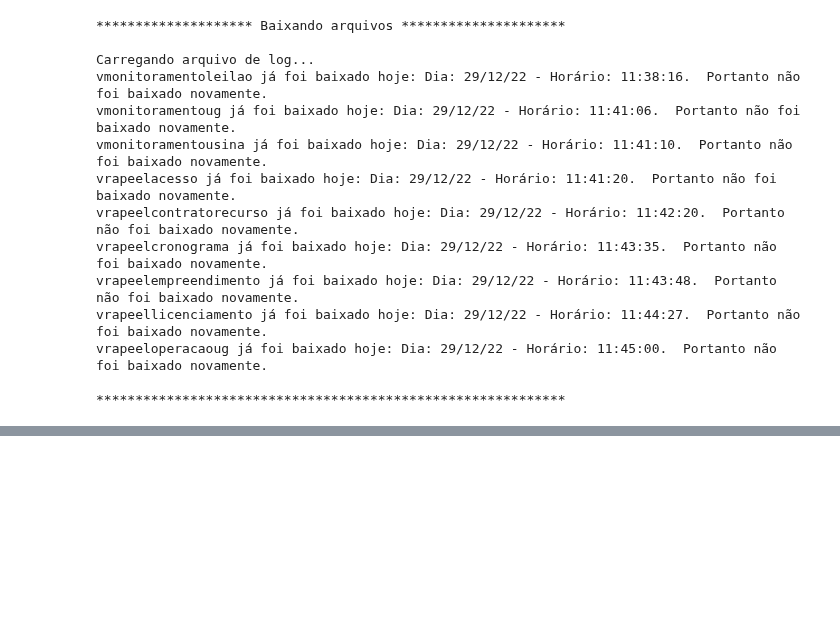
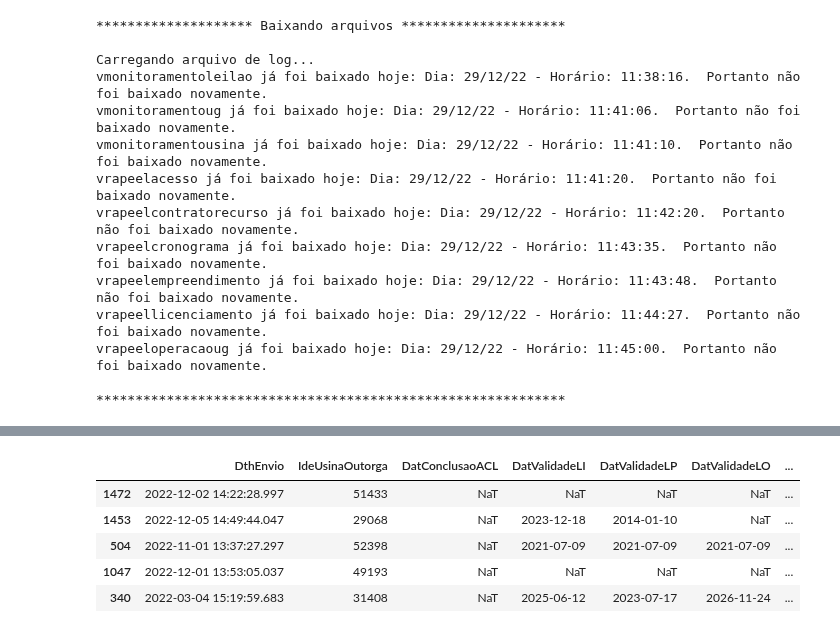
Before and after one commit to Vinicius667/Previsor, a Jupyter notebook: App/Previsor_teste2.ipynb, the cells around one changed output, grey strips where cells are left out. Cells and saved outputs as stored; diff of their text form; code cells hidden in the pictures; blank space fills up the shorter version.

```diff
--- a/App/Previsor_teste2.ipynb
+++ b/App/Previsor_teste2.ipynb
@@ -56,20 +76,28 @@ rapeel_cronograma = pd.read_parquet(os.path.join(directory,"vrapeelcronograma.gz
 # %%
 cols = ['DthEnvio','IdeUsinaOutorga','DatConclusaoIII',]
 rename_cols = {'DatConclusaoIII':'DatConclusaoACL'}
 mercado = pd.read_parquet(os.path.join(directory,"vrapeelcontratorecurso.gzip"))[cols].rename(columns=rename_cols)
 
 
 cols = ["DatValidadeIV","DatValidadeI","DthEnvio","IdeUsinaOutorga","DatValidadeV"]
 rename_cols = {'DatValidadeIV': 'DatValidadeLI','DatValidadeI': 'DatValidadeLP','DatValidadeV': 'DatValidadeLO'}
 ambiental_datas = pd.read_parquet(os.path.join(directory,"vrapeellicenciamento.gzip"))[cols].rename(columns=rename_cols)
 ambiental_datas = ambiental_datas.loc[ambiental_datas.groupby('IdeUsinaOutorga').DthEnvio.idxmax()]
 
 cols = ["DthEnvio","NomSitContratoI","NomSitContratoIV","NomSituacaoContratoIII","NomSitContratoII","IdeUsinaOutorga"]
 rename_cols = {'NomSitContratoI': 'NomSitContratoCCD','NomSitContratoIV': 'NomSitContratoCUST','NomSituacaoContratoIII': 'NomSituacaoContratoCUSD','NomSitContratoII': 'NomSitContratoCCT'}
 acesso_contratos = pd.read_parquet(os.path.join(directory,"vrapeelacesso.gzip"))[cols].rename(columns=rename_cols)
 acesso_contratos = acesso_contratos.loc[acesso_contratos.groupby('IdeUsinaOutorga').DthEnvio.idxmax()]
 
 input_rapeel = pd.merge(mercado,ambiental_datas,on=ide_data_cols,how="inner")
 input_rapeel = pd.merge(input_rapeel,acesso_contratos,on=ide_data_cols,how="inner")
 input_rapeel = input_rapeel.loc[input_rapeel.groupby('IdeUsinaOutorga').DthEnvio.idxmax()]
+input_rapeel.sample(5)
+# %% [output]
+|  | DthEnvio | IdeUsinaOutorga | DatConclusaoACL | DatValidadeLI | DatValidadeLP | DatValidadeLO | ... |
+| 1472 | 2022-12-02 14:22:28.997 | 51433 | NaT | NaT | NaT | NaT | ... |
+| 1453 | 2022-12-05 14:49:44.047 | 29068 | NaT | 2023-12-18 | 2014-01-10 | NaT | ... |
+| 504 | 2022-11-01 13:37:27.297 | 52398 | NaT | 2021-07-09 | 2021-07-09 | 2021-07-09 | ... |
+| 1047 | 2022-12-01 13:53:05.037 | 49193 | NaT | NaT | NaT | NaT | ... |
+| 340 | 2022-03-04 15:19:59.683 | 31408 | NaT | 2025-06-12 | 2023-07-17 | 2026-11-24 | ... |
 # %%
```
Also changed, not shown: parts of 32 cells of this notebook, 1 other file.
